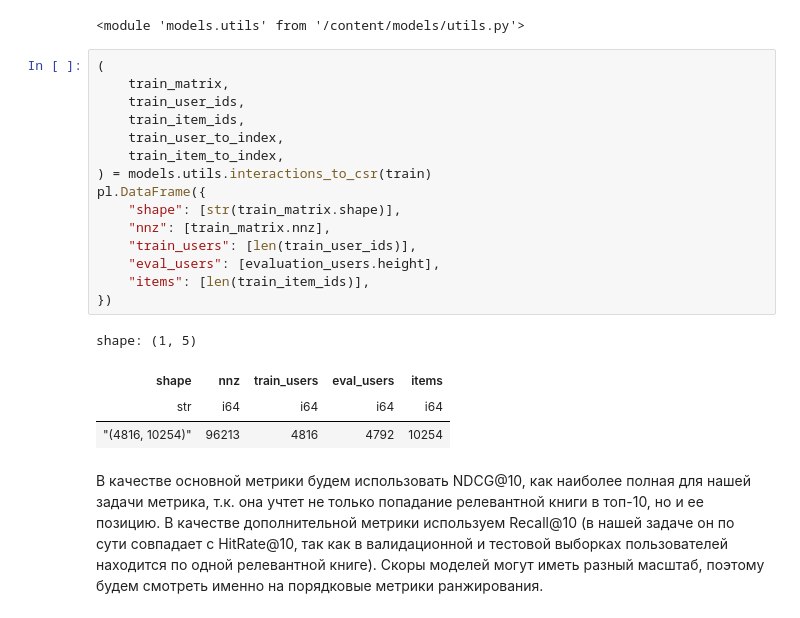
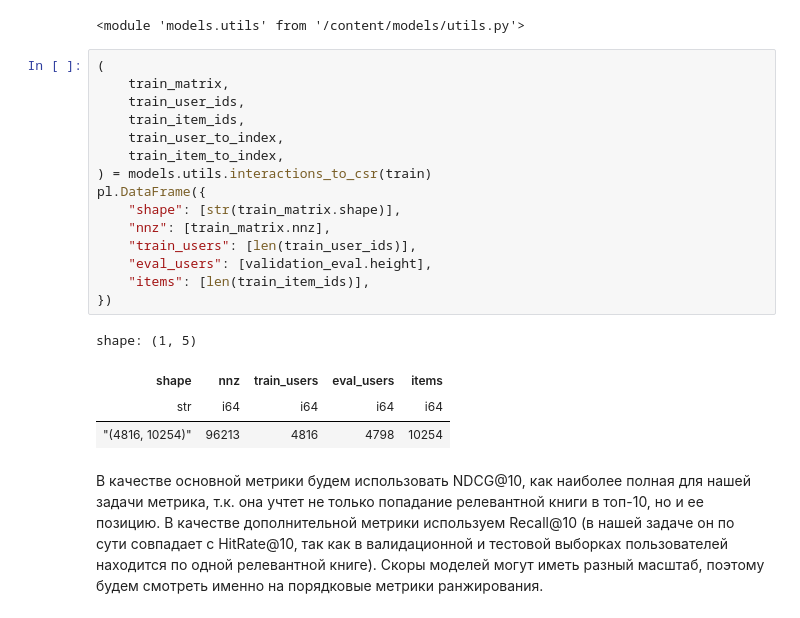
Before and after one commit to vshsch/recsys-hw1, a Jupyter notebook: experiments.ipynb, the cells around one changed output. Saved outputs shown, nothing was run; the diff lists cells and outputs as text.

```diff
--- a/experiments.ipynb
+++ b/experiments.ipynb
@@ -1330,23 +1296,23 @@ importlib.reload(models.utils)
 # %%
 (
     train_matrix,
     train_user_ids,
     train_item_ids,
     train_user_to_index,
     train_item_to_index,
 ) = models.utils.interactions_to_csr(train)
 pl.DataFrame({
     "shape": [str(train_matrix.shape)],
     "nnz": [train_matrix.nnz],
     "train_users": [len(train_user_ids)],
-    "eval_users": [evaluation_users.height],
+    "eval_users": [validation_eval.height],
     "items": [len(train_item_ids)],
 })
 # %% [output]
 shape: (1, 5)
 | shape | nnz | train_users | eval_users | items |
 | str | i64 | i64 | i64 | i64 |
-| "(4816, 10254)" | 96213 | 4816 | 4792 | 10254 |
+| "(4816, 10254)" | 96213 | 4816 | 4798 | 10254 |
 # %% [markdown]
 В качестве основной метрики будем использовать NDCG@10, как наиболее полная для нашей задачи метрика, т.к. она учтет не только попадание релевантной книги в топ-10, но и ее позицию. В качестве дополнительной метрики используем Recall@10 (в нашей задаче он по сути совпадает с HitRate@10, так как в валидационной и тестовой выборках пользователей находится по одной релевантной книге). Скоры моделей могут иметь разный масштаб, поэтому будем смотреть именно на порядковые метрики ранжирования.
 # %% [markdown]
```
Also changed, not shown: parts of 24 cells of this notebook.
